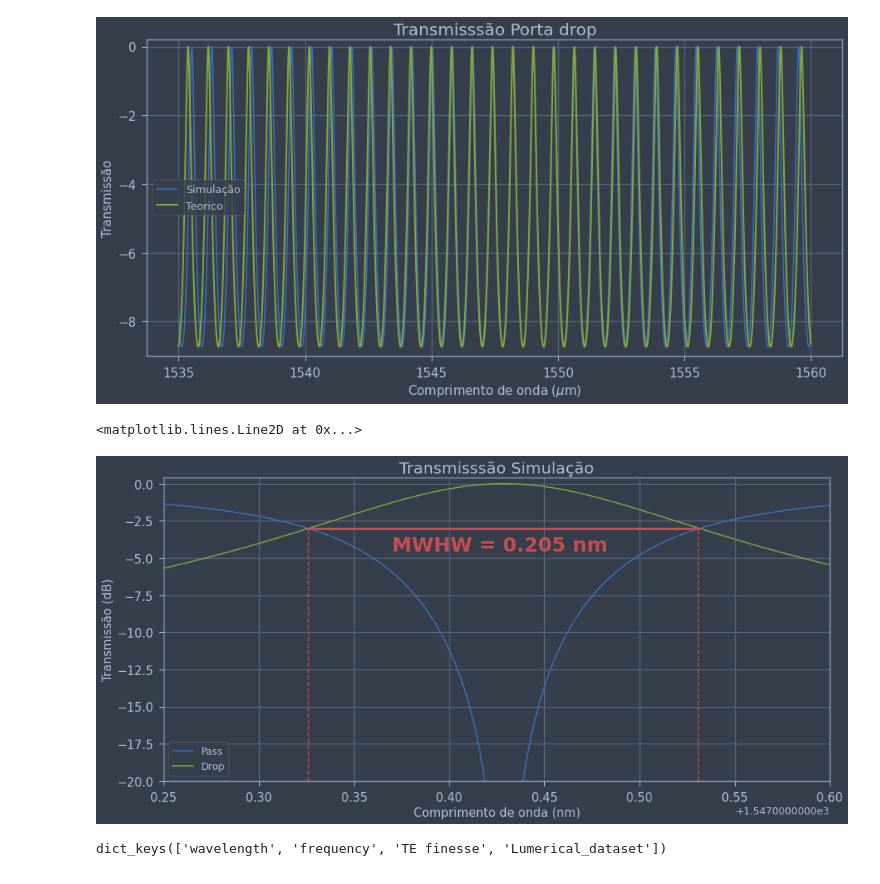
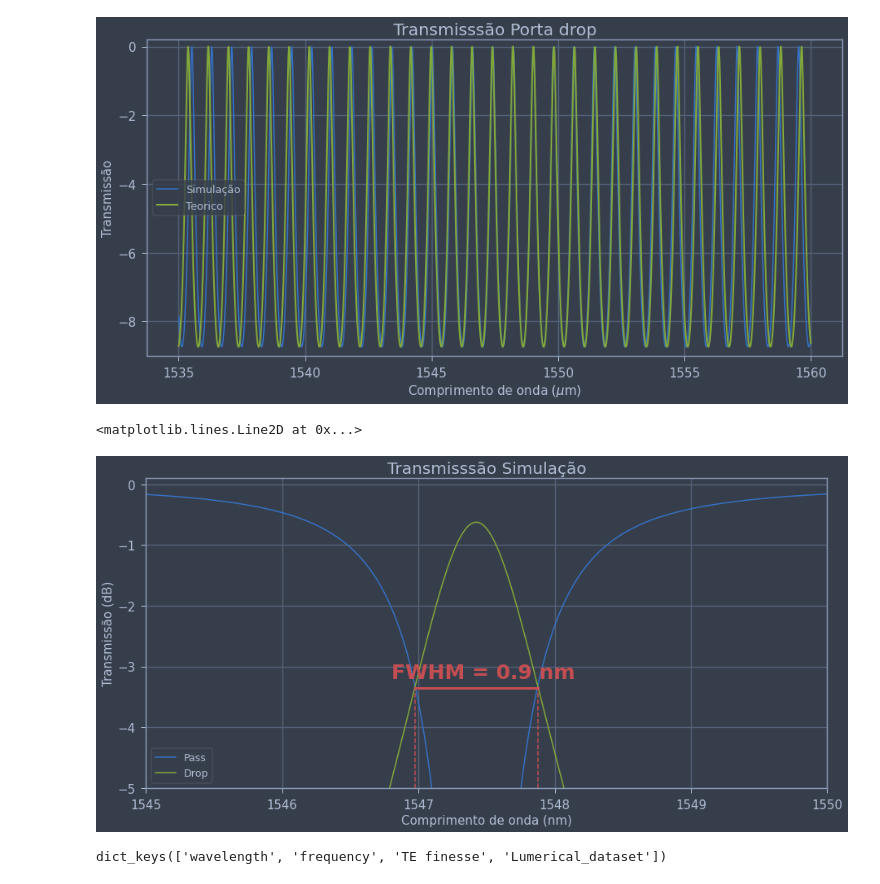
Before and after one commit to LucasLobo7/Anelderessonancia, a Jupyter notebook: ANELRUIM.ipynb, the cells around one changed output. Saved outputs shown, nothing was run; the diff lists cells and outputs as text; code cells hidden in the pictures.

```diff
--- a/ANELRUIM.ipynb
+++ b/ANELRUIM.ipynb
@@ -342,7 +344,7 @@ Text(0.5, 1.0, 'Sweep do comprimento de acoplamento')
 # %% [markdown]
 # SImulação Interconect
 # %%
-inter = lumapi.INTERCONNECT()
+inter = lumapi.INTERCONNECT(filename='Anelruiminter.icp')
 # %%
 
 tpass = inter.getresult('ONA_1','input 1/mode 1/gain')
@@ -412,25 +414,25 @@ plt.legend(['Simulação','Teorico'])
 # %%
 tpass = inter.getresult('ONA_1','input 1/mode 1/gain')
 tdrop = inter.getresult('ONA_1','input 2/mode 1/gain')
-plt.plot(tpass['wavelength']*1e9,tpass['TE gain (dB)'])
-plt.plot(tdrop['wavelength']*1e9,tdrop['TE gain (dB)'])
-plt.ylim(-20,0.4)
-plt.xlim(1547.25,1547.6)
+plt.plot(tpass['wavelength']*1e9,tpass['mode 1 gain (dB)'])
+plt.plot(tdrop['wavelength']*1e9,tdrop['mode 1 gain (dB)'])
+plt.ylim(-5,0.1)
+plt.xlim(1545,1550)
 plt.xlabel(r'Comprimento de onda (nm)',fontsize =15)
 plt.ylabel(r'Transmissão (dB)',fontsize =15)
 plt.xticks(fontsize =15)
 plt.yticks(fontsize =15)
 plt.title(r'Transmisssão Simulação',fontsize =20)
 plt.legend(['Pass','Drop'])
 
 
-plt.plot([1547.326,1547.531],[-3,-3],linewidth=3)
-plt.text(1547.37,-4.5,'MWHW = 0.205 nm',color='r',weight='black',fontsize =25)
-plt.axvline(x=1547.326,color='r',linestyle="--",ymax = 0.83)
-plt.axvline(x=1547.531,color='r',linestyle="--",ymax = 0.83)
+plt.plot([1546.975,1547.875],[-3.35,-3.35],linewidth=3)
+plt.text(1546.8,-3.2,'FWHM = 0.9 nm',color='r',weight='black',fontsize =25)
+plt.axvline(x=1546.975,color='r',linestyle="--",ymax = 0.32)
+plt.axvline(x=1547.875,color='r',linestyle="--",ymax = 0.32)
 # %% [output]
 <matplotlib.lines.Line2D at 0x...>
-[figure, old version]
+[figure, new version]
 # %%
 
 tpass = inter.getresult('ONA_1','input 1/mode 1/peak/bandwidth')
```
Also changed, not shown: parts of 4 cells of this notebook, 2 other files.
